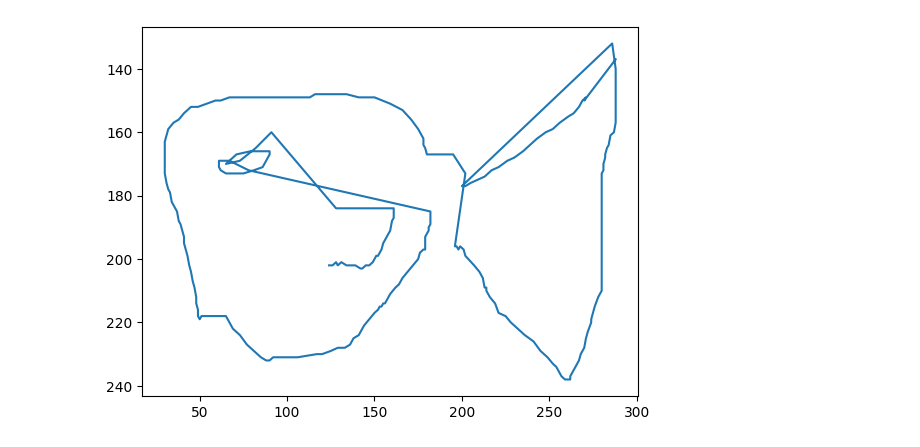
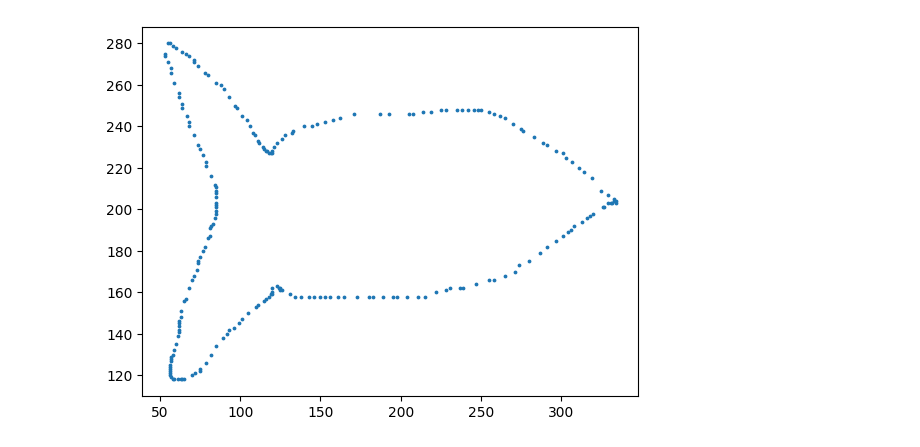
Before and after one commit to s7yby02/Drawing-App, a Jupyter notebook: Data_cleaning.ipynb, the cells around one changed output. Cells and saved outputs as stored; diff of their text form; code cells hidden in the pictures.

```diff
--- a/Data_cleaning.ipynb
+++ b/Data_cleaning.ipynb
@@ -6,5 +7,5 @@ import json
 # %%
-with open('newdata/json/254.json','r') as f:
+with open('newdata/json/715.json','r') as f:
     d = json.load(f)
     #print(d)
     Xcar=[]
@@ -20,13 +21,17 @@ with open('newdata/json/254.json','r') as f:
 # %%
 fig, ax = plt.subplots()
 
 # Plot the data
-ax.plot(Xcar, ycar)
+ax.scatter(Xcar, [400 - y for y in ycar], s=3)
 
 # Invert the Y-axis to display it right-side up
-ax.invert_yaxis()
+#ax.invert_yaxis()
+
+#save the plot
+plt.savefig('newdata/imgs/CarPlot.png')
+
 
 # Show the plot
 plt.show()
 # %% [output]
-[figure, old version]
+[figure, new version]
```
Also changed, not shown: parts of 2 cells of this notebook, 1 other file.
